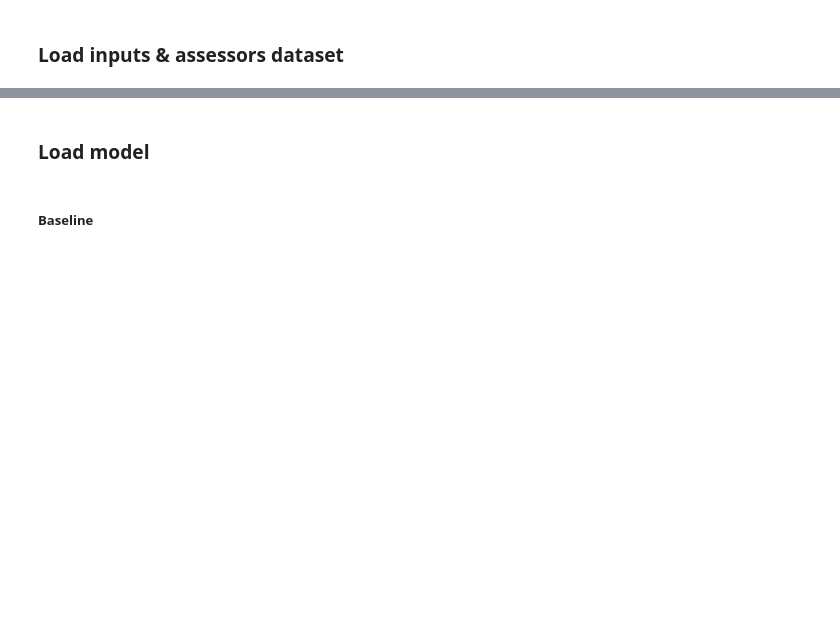
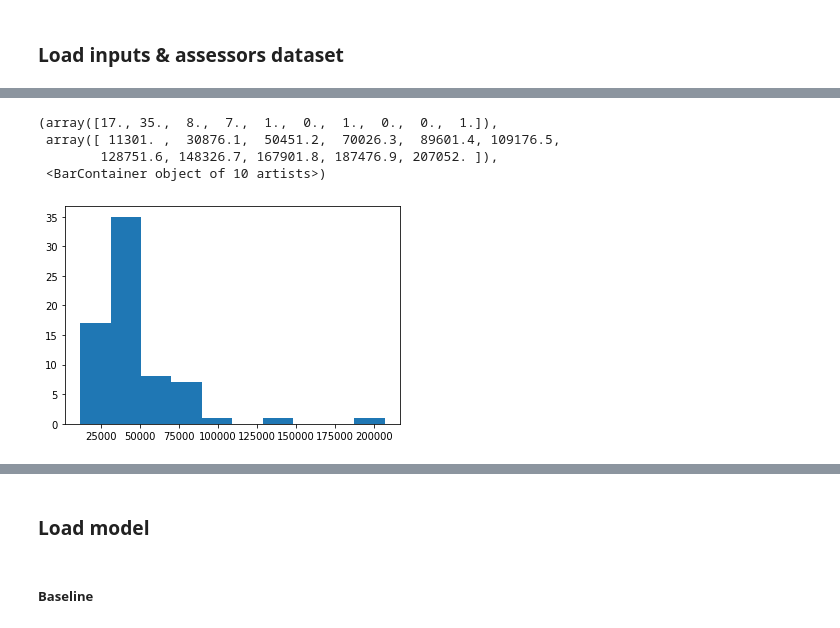
Before and after one commit to DenisovNikita/long_context_LLMs, a Jupyter notebook: src/notebooks/metrics_calculation/assessors_questions_evaluator.ipynb, the cells around one changed output, grey strips where cells are left out. Cells and saved outputs as stored; diff of their text form; code cells hidden in the pictures; blank space fills up the shorter version.

Commit message:
Add full diploma inference

```diff
--- a/src/notebooks/metrics_calculation/assessors_questions_evaluator.ipynb
+++ b/src/notebooks/metrics_calculation/assessors_questions_evaluator.ipynb
@@ -36,7 +41,7 @@ login(os.environ['hf-read-token'])
 # %%
-MODEL_EXPERIMENT_NAME = "lora_v1"
+MODEL_EXPERIMENT_NAME = "raw"
 MODEL_MAX_LENGTH = 16384
-INPUT_COLUMNS = ["test_row", "id", "abstract"] # ['id', 'abstract', 'diploma', 'begin', 'raw_model_v2', 'learnt']
+INPUT_COLUMNS = ["test_row", "id", "diploma"] # ['id', 'abstract', 'diploma', 'begin', 'raw_model_v2', 'learnt']
 CACHE_DIR = Path("../../../../cache/")
 DATASET_DIR = Path("/home/jupyter/mnt/datasets/spbu_diplomas/russian_dataset/")
 # %% [markdown]
@@ -48,3 +68,12 @@ inputs
+# %%
+diploma_lens = list(map(len, inputs["diploma"]))
+plt.hist(diploma_lens)
+# %% [output]
+(array([17., 35.,  8.,  7.,  1.,  0.,  1.,  0.,  0.,  1.]),
+ array([ 11301. ,  30876.1,  50451.2,  70026.3,  89601.4, 109176.5,
+        128751.6, 148326.7, 167901.8, 187476.9, 207052. ]),
+ <BarContainer object of 10 artists>)
+[figure, added]
 # %%
 with open(ARTIFACTS_DIR_PATH.joinpath("datasets/diplomas_asessors_questions/mcs_df_human_filled_processed.json"), "r") as f:
     asessors_dataset = json.load(f)
```
Also changed, not shown: parts of 6 cells of this notebook, 3 other files.
